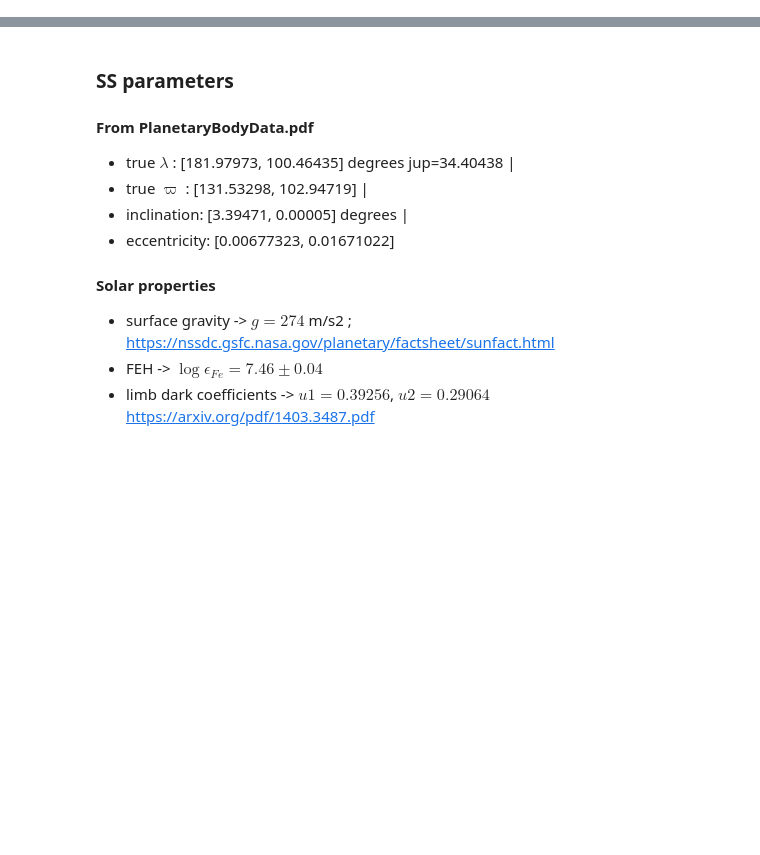
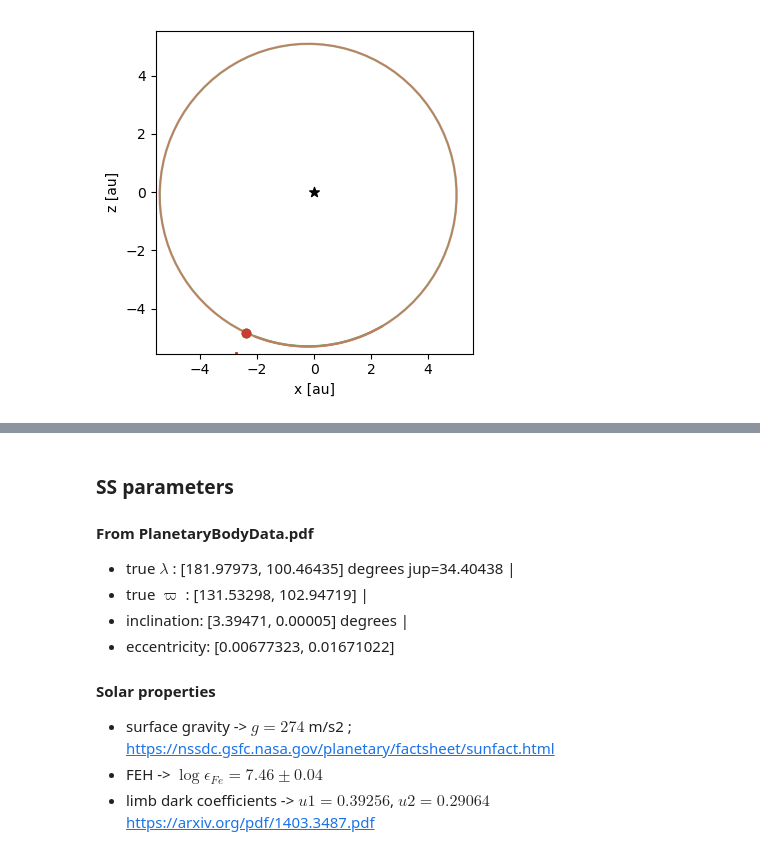
Before and after one commit to bmlindor/ttv_ss, a Jupyter notebook: src/nbody_grad.ipynb, the cells around one changed output, grey strips where cells are left out. Saved outputs shown, nothing was run; the diff lists cells and outputs as text; code cells hidden in the pictures; blank space fills up the shorter version.

```diff
--- a/src/nbody_grad.ipynb
+++ b/src/nbody_grad.ipynb
@@ -16,0 +488,25 @@ How to add moons to existing Nbody Gradient code?
+# %%
+star=Elements(m=1.0, P=0.0  ,
+    t0=0.0   ,
+    ecosω=0.0  ,
+    esinω=0.0  ,
+    I=0.0   ,
+    Ω=0.0)
+jup=Elements(m=0.00095,
+   P=4332.8,
+  t0=333.8,
+    ecosω=0.04,
+    esinω=0.02,
+    I=pi/2,
+    Ω=0.0)
+
+io=Elements(m=0.018*(p2.m/318),P=16.7,t0=333.8,e=0.0074,I=pi/2)
+#cal=Elements(m=0.012*(p2.m),P=27.3,t0=333.8,ecosω=jup.ecosω,esinω=jup.ecosω,I=pi/2)
+t0=0.0;tmax=5000.0;h=50.0
+ic=ElementsIC(t0,[0 -1 1;-1 1 1; -1 -1 -1],[star;jup;io])
+intr=Integrator(h,t0,tmax)
+#get_parent(ic)
+gal=Orbits.KeplerOrbits(intr,ic,100)
+Orbits.simple_plot(gal,[0, 1, 2])#,colors=true,xlim=(-3,-2),zlim=(-5,-4.7))#;save=true)
+# %% [output]
+[figure, added]
```
Also changed, not shown: parts of 28 cells of this notebook, 12 other files.
